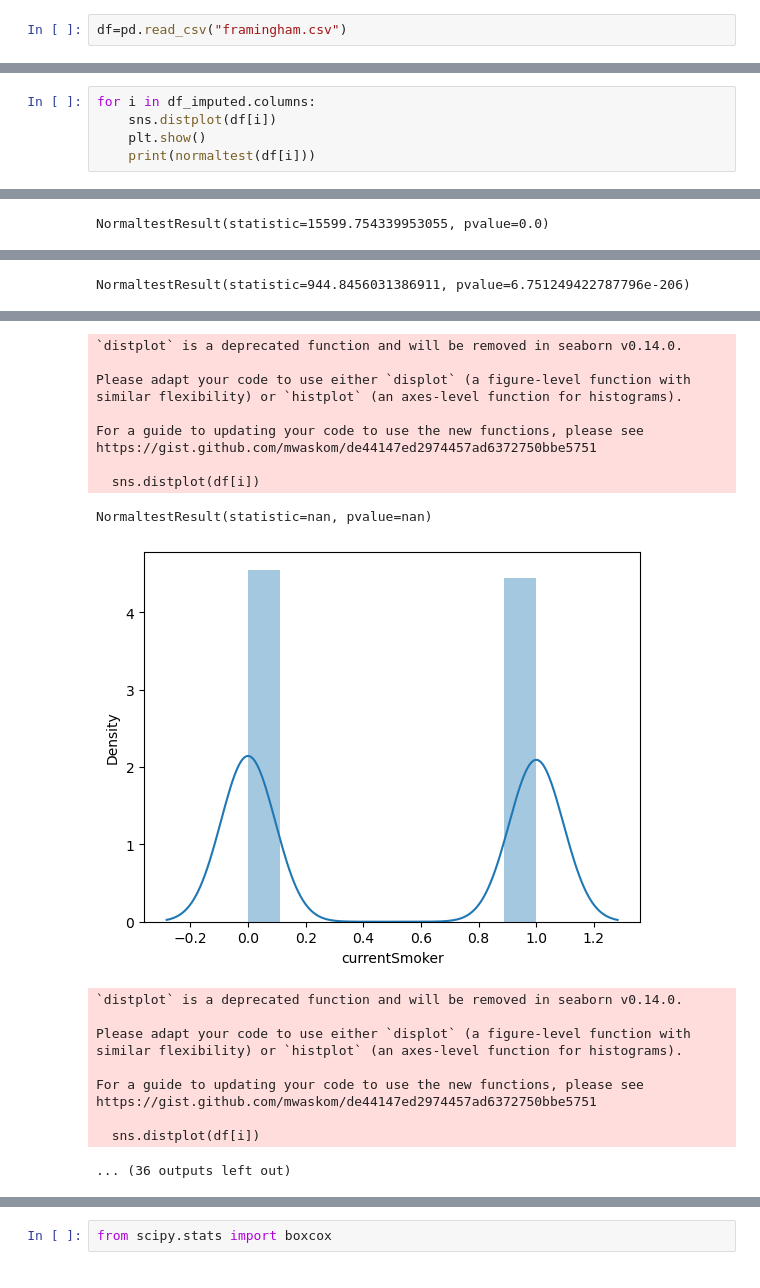
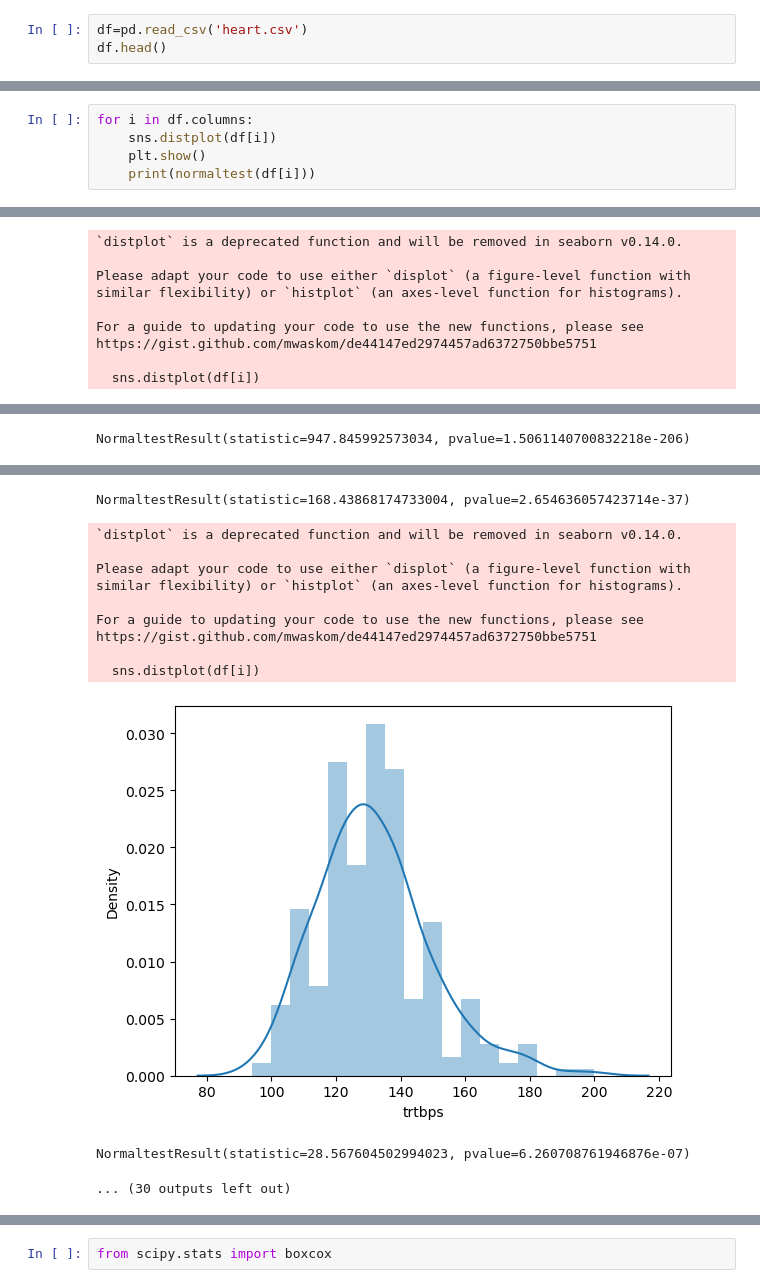
Before and after one commit to Alvin-Siju/Data-Science-Projects, a Jupyter notebook: Heart-Disease-Prediction/heart_disease_prediction_logistic_regression.ipynb, the cells around one changed output, grey strips where cells are left out. Drawn from its saved outputs; the diff is of its cells as text.

```diff
--- a/Heart-Disease-Prediction/heart_disease_prediction_logistic_regression.ipynb
+++ b/Heart-Disease-Prediction/heart_disease_prediction_logistic_regression.ipynb
@@ -8,2 +9,3 @@ from scipy.stats import normaltest
 # %%
-df=pd.read_csv("framingham.csv")
+df=pd.read_csv('heart.csv')
+df.head()
@@ -145,5 +86,5 @@ df_imputed.duplicated().sum()
 # %%
-for i in df_imputed.columns:
+for i in df.columns:
     sns.distplot(df[i])
     plt.show()
     print(normaltest(df[i]))
@@ -161 +102,9 @@ https://gist.github.com/mwaskom/de44147ed2974457ad6372750bbe5751
-NormaltestResult(statistic=15599.754339953055, pvalue=0.0)
+`distplot` is a deprecated function and will be removed in seaborn v0.14.0.
+
+Please adapt your code to use either `displot` (a figure-level function with
+similar flexibility) or `histplot` (an axes-level function for histograms).
+
+For a guide to updating your code to use the new functions, please see
+https://gist.github.com/mwaskom/de44147ed2974457ad6372750bbe5751
+
+  sns.distplot(df[i])
@@ -172,4 +113,4 @@ https://gist.github.com/mwaskom/de44147ed2974457ad6372750bbe5751
-NormaltestResult(statistic=944.8456031386911, pvalue=6.751249422787796e-206)
+NormaltestResult(statistic=947.845992573034, pvalue=1.5061140700832218e-206)
 `distplot` is a deprecated function and will be removed in seaborn v0.14.0.
 
 Please adapt your code to use either `displot` (a figure-level function with
@@ -183,21 +124,13 @@ https://gist.github.com/mwaskom/de44147ed2974457ad6372750bbe5751
-`distplot` is a deprecated function and will be removed in seaborn v0.14.0.
-
-Please adapt your code to use either `displot` (a figure-level function with
-similar flexibility) or `histplot` (an axes-level function for histograms).
-
-For a guide to updating your code to use the new functions, please see
-https://gist.github.com/mwaskom/de44147ed2974457ad6372750bbe5751
-
-  sns.distplot(df[i])
+NormaltestResult(statistic=168.43868174733004, pvalue=2.654636057423714e-37)
-NormaltestResult(statistic=nan, pvalue=nan)
+`distplot` is a deprecated function and will be removed in seaborn v0.14.0.
+
+Please adapt your code to use either `displot` (a figure-level function with
+similar flexibility) or `histplot` (an axes-level function for histograms).
+
+For a guide to updating your code to use the new functions, please see
+https://gist.github.com/mwaskom/de44147ed2974457ad6372750bbe5751
+
+  sns.distplot(df[i])
-[figure, old version]
+[figure, new version]
-`distplot` is a deprecated function and will be removed in seaborn v0.14.0.
-
-Please adapt your code to use either `displot` (a figure-level function with
-similar flexibility) or `histplot` (an axes-level function for histograms).
-
-For a guide to updating your code to use the new functions, please see
-https://gist.github.com/mwaskom/de44147ed2974457ad6372750bbe5751
-
-  sns.distplot(df[i])
+NormaltestResult(statistic=28.567604502994023, pvalue=6.260708761946876e-07)
-... (36 outputs left out)
+... (30 outputs left out)
```
Also changed, not shown: parts of 58 cells of this notebook, 3 other files.
